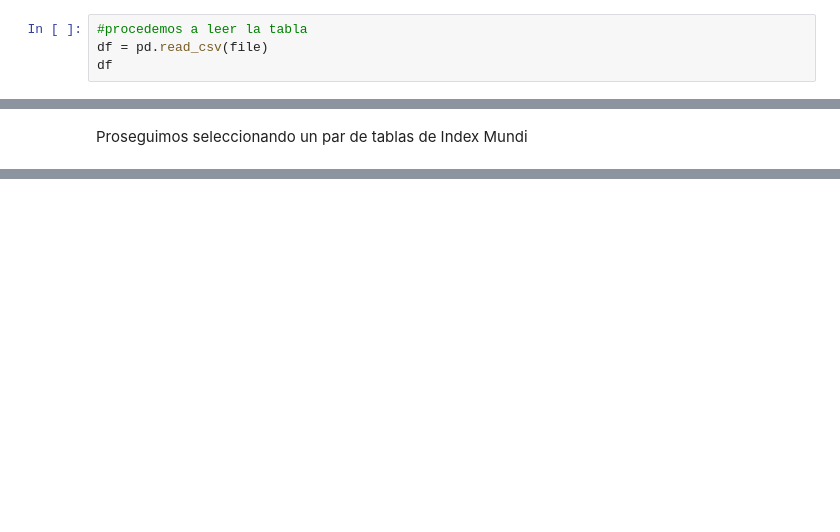
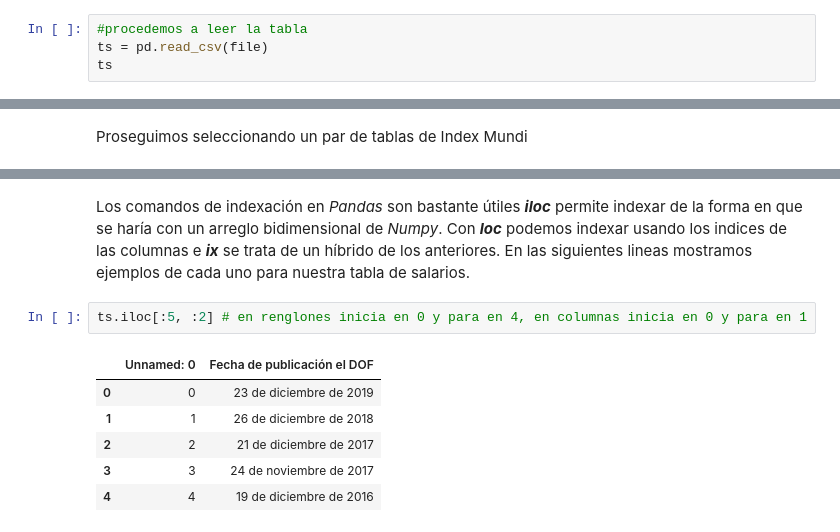
Before and after one commit to DCIDA2019/dcida2020ii-edmundovazquez, a Jupyter notebook: Sep4/manejo_tablas.ipynb, the cells around one changed output, grey strips where cells are left out. Cells and saved outputs as stored; diff of their text form; blank space fills up the shorter version.

```diff
--- a/Sep4/manejo_tablas.ipynb
+++ b/Sep4/manejo_tablas.ipynb
@@ -44,7 +44,7 @@ df.to_csv('salarios_minimos.csv')
 # %%
 #procedemos a leer la tabla
-df = pd.read_csv(file)
-df
+ts = pd.read_csv(file)
+ts
 # %% [output]
 |  | Unnamed: 0 | Fecha de publicación el DOF | Vigente a partir de: | ZLFN1 | Resto del país | "A" | "B" | ... |
 | 0 | 0 | 23 de diciembre de 2019 | 1o. enero 2020 | $185.56 | $123.22 | NaN | NaN | ... |
@@ -106,0 +147,11 @@ ma_rate[1]
+# %% [markdown]
+Los comandos de indexación en *Pandas* son bastante útiles **_iloc_** permite indexar de la forma en que se haría con un arreglo bidimensional de *Numpy*. Con **_loc_** podemos indexar usando los indices de las columnas e **_ix_** se trata de un híbrido de los anteriores. En las siguientes lineas mostramos ejemplos de cada uno para nuestra tabla de salarios.
+# %%
+ts.iloc[:5, :2] # en renglones inicia en 0 y para en 4, en columnas inicia en 0 y para en 1
+# %% [output]
+|  | Unnamed: 0 | Fecha de publicación el DOF |
+| 0 | 0 | 23 de diciembre de 2019 |
+| 1 | 1 | 26 de diciembre de 2018 |
+| 2 | 2 | 21 de diciembre de 2017 |
+| 3 | 3 | 24 de noviembre de 2017 |
+| 4 | 4 | 19 de diciembre de 2016 |
```
Also changed, not shown: parts of 16 cells of this notebook.
